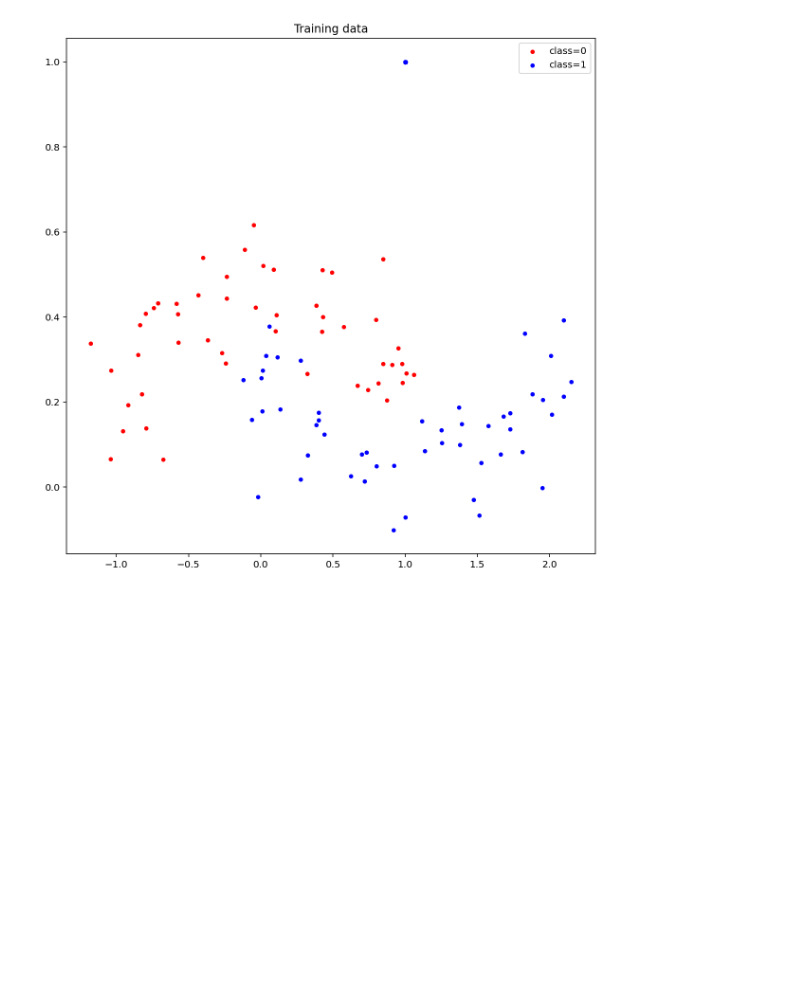
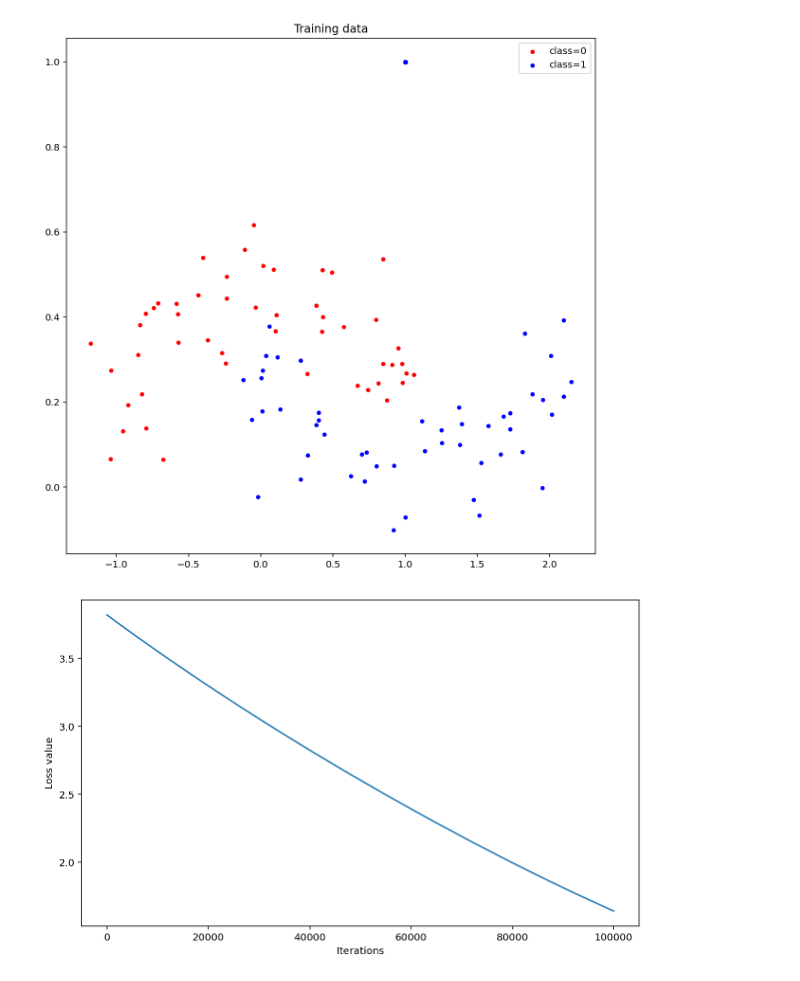
Before and after one commit to nh7881/machine_learning_project_class, a Jupyter notebook: exercise_06/assignment_06.ipynb, the cells around one changed output. Saved outputs shown, nothing was run; the diff lists cells and outputs as text; code cells hidden in the pictures; blank space fills up the shorter version.

Commit message:
init exercise07

```diff
--- a/exercise_06/assignment_06.ipynb
+++ b/exercise_06/assignment_06.ipynb
@@ -77,0 +118,26 @@ plt.show()
+# %%
+# construct the data matrix X, and label vector y
+train_n = data_train.shape[0]
+train_X = np.ones([train_n,5])
+train_X[:,0] = np.power(data_train[:,0],3)
+train_X[:,1] = np.power(data_train[:,0],2)
+train_X[:,2] = data_train[:,0]
+train_X[:,3] = data_train[:,1]
+
+
+train_y = data_train[:,2][:,None] # label
+
+
+# run gradient descent algorithm
+start = time.time()
+w_init = np.array([0, 0, 0, 0,  0])[:,None]
+tau = 1e-5; max_iter = 100000
+w, L_iters = grad_desc(train_X, train_y, w_init, tau, max_iter)
+# plot
+plt.figure(3, figsize=(10,6))
+plt.plot(np.array(range(max_iter)), L_iters)
+plt.xlabel('Iterations')
+plt.ylabel('Loss value')
+plt.show()
+# %% [output]
+[figure, added]
```
Also changed, not shown: parts of 1 cell of this notebook, 6 other files.
